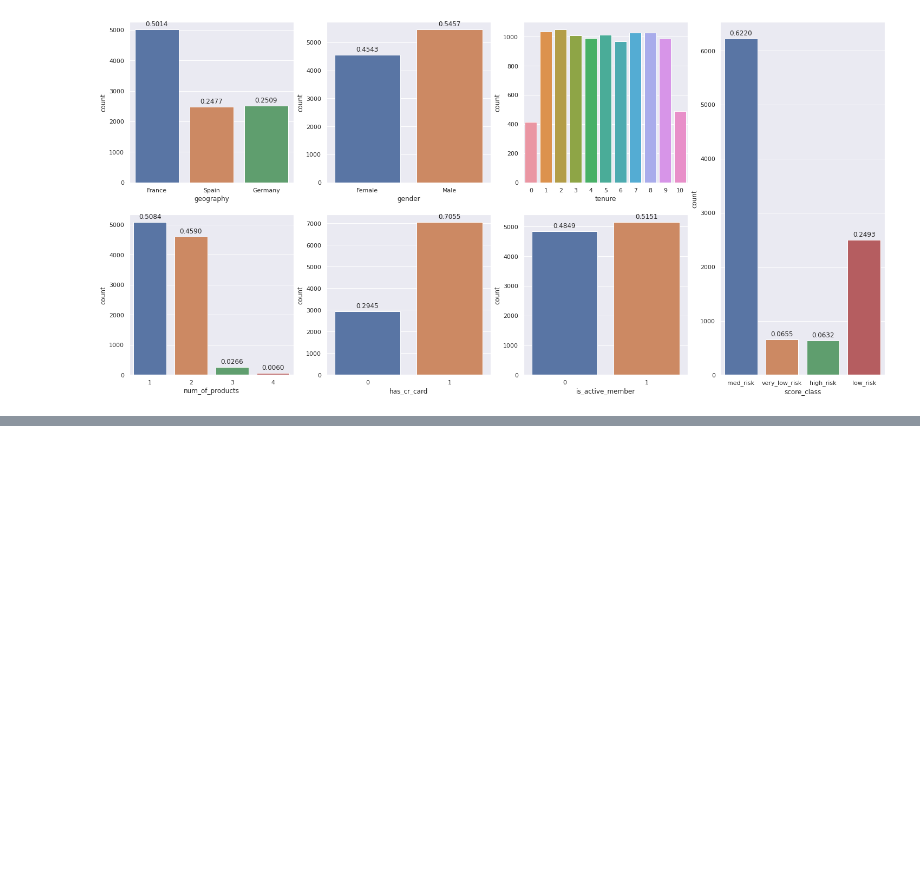
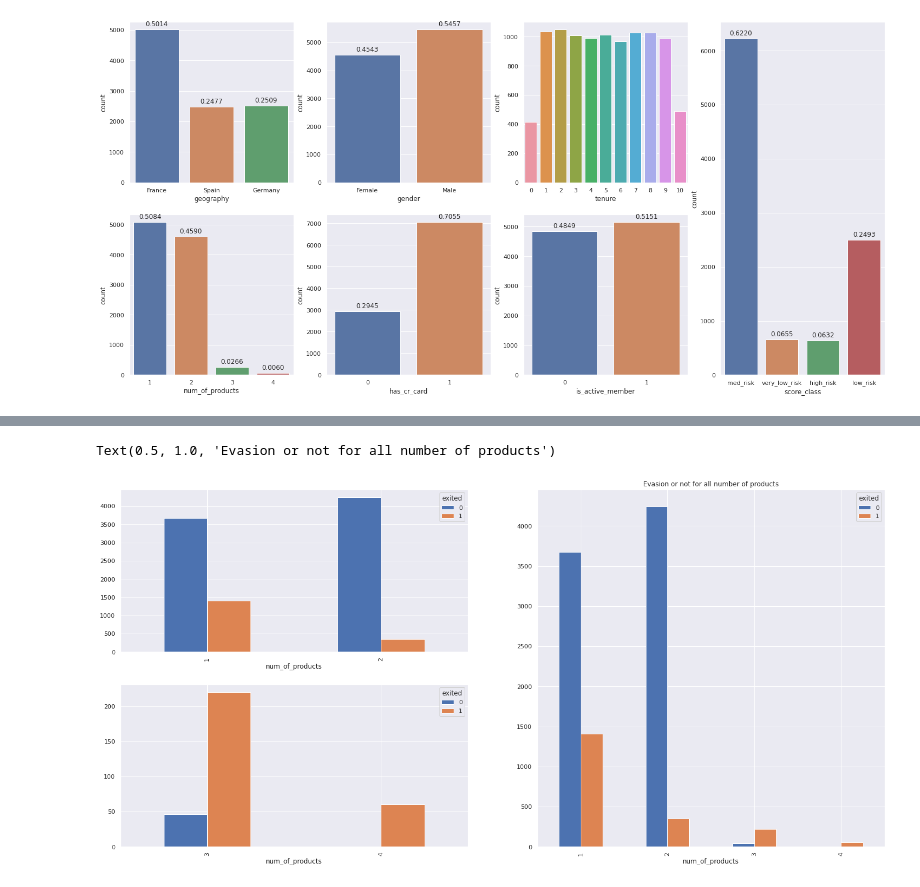
Before and after one commit to tadeucbm/churn_predict, a Jupyter notebook: notebooks/c1_churn_predict.ipynb, the cells around one changed output, grey strips where cells are left out. Saved outputs shown, nothing was run; the diff lists cells and outputs as text; code cells hidden in the pictures; blank space fills up the shorter version.

```diff
--- a/notebooks/c1_churn_predict.ipynb
+++ b/notebooks/c1_churn_predict.ipynb
@@ -465,0 +513,4 @@ plot_cat(df3['score_class'])
+# %%
+# Create a crosstab with variables numer_of_products and exited
+aux = pd.crosstab(df3['num_of_products'], df3['exited'])
+aux['percentage'] = round(aux[1] / (aux[0] + aux[1]), 4) * 100
@@ -465,0 +526,20 @@ plot_cat(df3['score_class'])
+# %%
+# create fig and grids
+grid = plt.GridSpec(2, 2)
+fig=plt.figure()
+ax1=fig.add_subplot(grid[0, 0])
+ax2=fig.add_subplot(grid[1, 0])
+ax3=fig.add_subplot(grid[:, 1])
+
+# 1 or 2 products
+aux.iloc[:2, :-1].plot.bar(ax = ax1)
+
+# 3 or 4 products
+aux.iloc[2:, :-1].plot.bar(ax = ax2)
+
+# all products
+aux.iloc[:, :-1].plot.bar(ax = ax3)
+plt.title('Evasion or not for all number of products')
+# %% [output]
+Text(0.5, 1.0, 'Evasion or not for all number of products')
+[figure, added]
```
Also changed, not shown: parts of 15 cells of this notebook.
